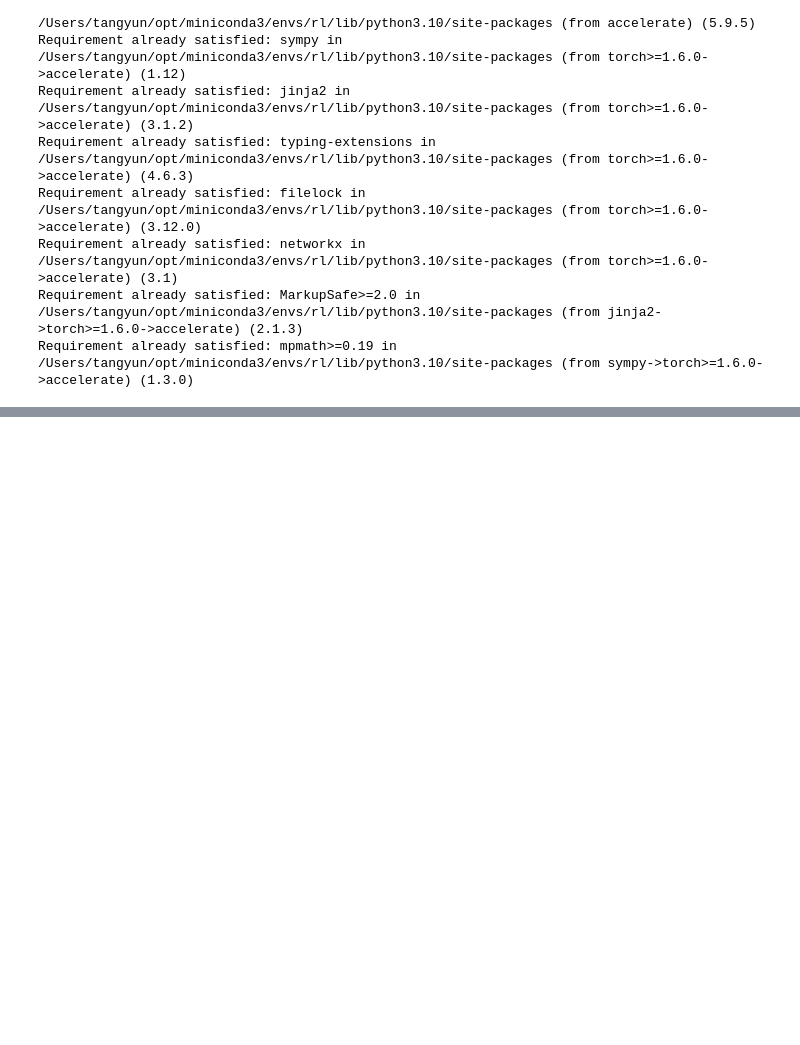
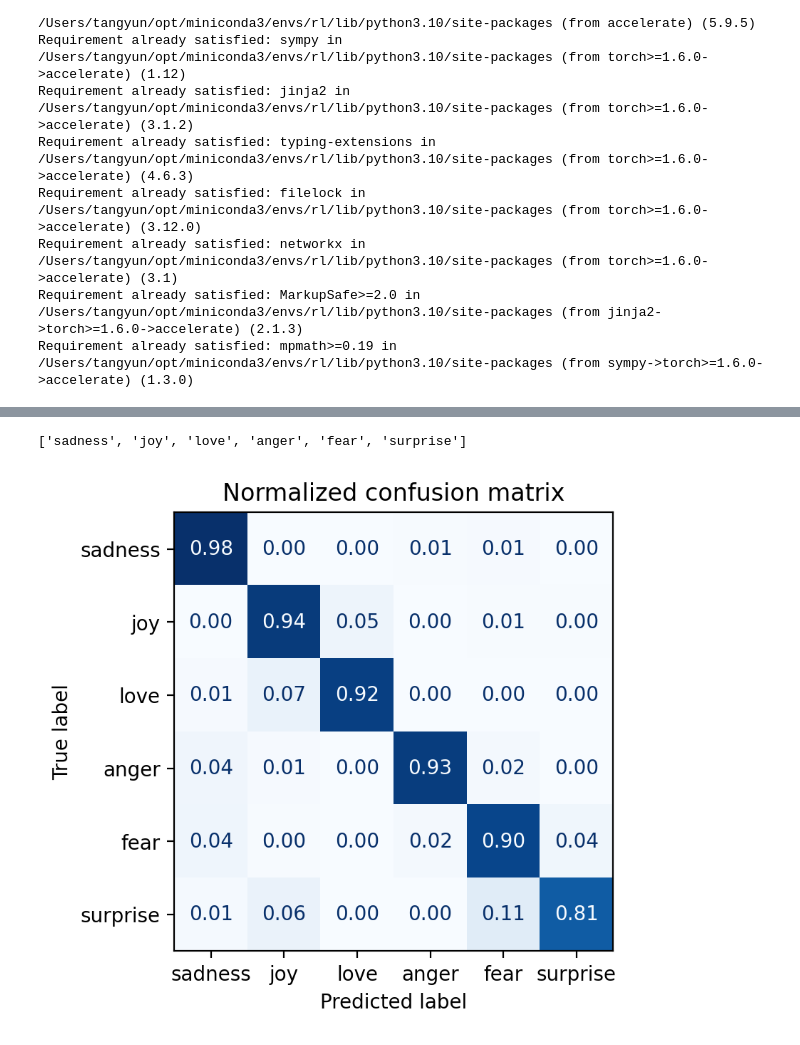
Before and after one commit to learn2Pro/rl_learning, a Jupyter notebook: llm/bert/bert_emotion.ipynb, the cells around one changed output, grey strips where cells are left out. Cells and saved outputs as stored; diff of their text form; code cells hidden in the pictures; blank space fills up the shorter version.

```diff
--- a/llm/bert/bert_emotion.ipynb
+++ b/llm/bert/bert_emotion.ipynb
@@ -398,0 +433,7 @@ ImportError: Using the `Trainer` with `PyTorch` requires `accelerate>=0.20.1`: P
+# %%
+trainer = Trainer(model=cls,
+                  tokenizer=tokenizer,
+                  train_dataset=emotions_encoded['train'],
+                  eval_dataset=emotions_encoded['validation'],
+                  args=training_args,
+                  compute_metrics=compute_classification_metrics)
@@ -398,0 +443,2 @@ ImportError: Using the `Trainer` with `PyTorch` requires `accelerate>=0.20.1`: P
+# %%
+trainer.train()
@@ -398,0 +458,3 @@ ImportError: Using the `Trainer` with `PyTorch` requires `accelerate>=0.20.1`: P
+# %%
+preds_output = trainer.predict(emotions_encoded['validation'])
+preds_output
@@ -398,0 +476,11 @@ ImportError: Using the `Trainer` with `PyTorch` requires `accelerate>=0.20.1`: P
+# %%
+y_preds = np.argmax(preds_output.predictions, axis=-1)
+y_true = emotions_encoded['validation']['label']
+# %%
+labels
+# %% [output]
+['sadness', 'joy', 'love', 'anger', 'fear', 'surprise']
+# %%
+plot_confusion_matrix(y_preds,y_true,labels)
+# %% [output]
+[figure, added]
```
Also changed, not shown: parts of 41 cells of this notebook.
